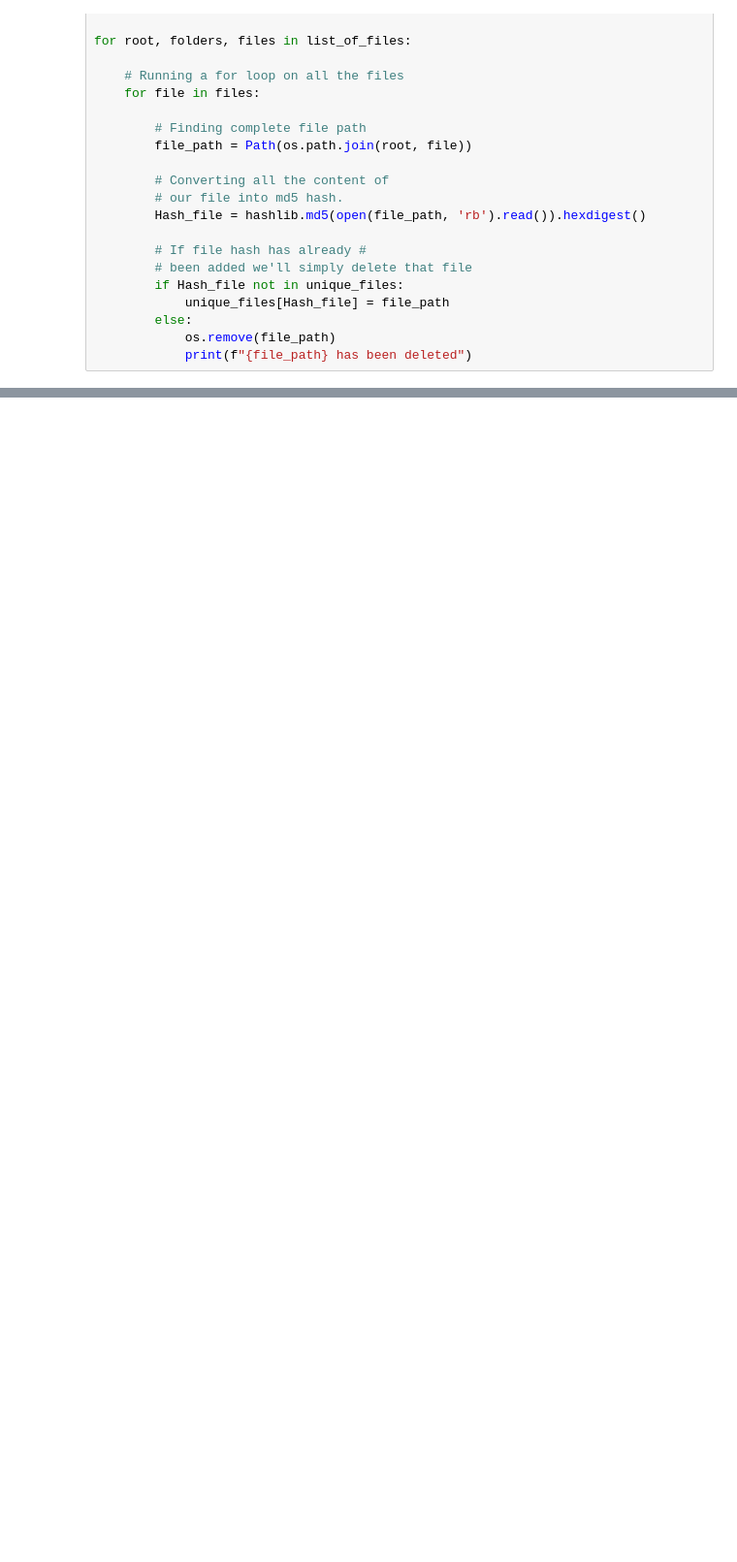
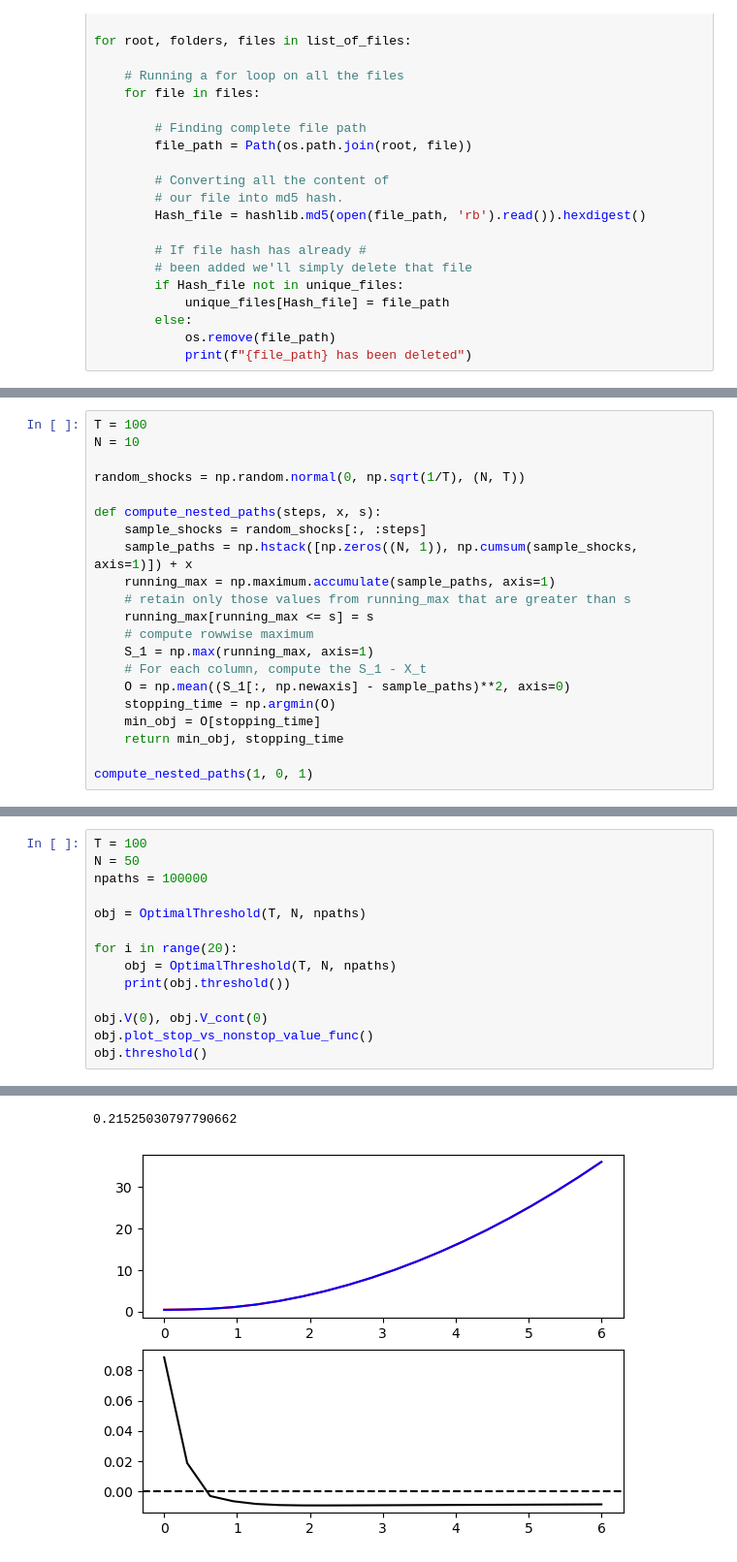
Before and after one commit to tamaghnaroy/JupyterNotebooks, a Jupyter notebook: SimulationForBrownianMotionOptimalStoppingNumerical.ipynb, the cells around one changed output, grey strips where cells are left out. Shown at 97% size. Saved outputs shown, nothing was run; the diff lists cells and outputs as text; blank space fills up the shorter version.

```diff
--- a/SimulationForBrownianMotionOptimalStoppingNumerical.ipynb
+++ b/SimulationForBrownianMotionOptimalStoppingNumerical.ipynb
@@ -195,0 +197,21 @@ objective_function(coefficients)
+# %%
+T = 100
+N = 10
+
+random_shocks = np.random.normal(0, np.sqrt(1/T), (N, T))
+
+def compute_nested_paths(steps, x, s):
+    sample_shocks = random_shocks[:, :steps]
+    sample_paths = np.hstack([np.zeros((N, 1)), np.cumsum(sample_shocks, axis=1)]) + x
+    running_max = np.maximum.accumulate(sample_paths, axis=1)
+    # retain only those values from running_max that are greater than s
+    running_max[running_max <= s] = s
+    # compute rowwise maximum
+    S_1 = np.max(running_max, axis=1)
+    # For each column, compute the S_1 - X_t
+    O = np.mean((S_1[:, np.newaxis] - sample_paths)**2, axis=0)
+    stopping_time = np.argmin(O)
+    min_obj = O[stopping_time]
+    return min_obj, stopping_time
+
+compute_nested_paths(1, 0, 1)
@@ -195,0 +302,15 @@ objective_function(coefficients)
+# %%
+T = 100
+N = 50
+npaths = 100000
+
+obj = OptimalThreshold(T, N, npaths)
+
+for i in range(20):
+    obj = OptimalThreshold(T, N, npaths)
+    print(obj.threshold())
+
+obj.V(0), obj.V_cont(0)
+obj.plot_stop_vs_nonstop_value_func()
+obj.threshold()
+# %% [output]
@@ -195,0 +337,2 @@ objective_function(coefficients)
+0.21525030797790662
+[figure, added]
```
Also changed, not shown: parts of 20 cells of this notebook, 9 other files.
